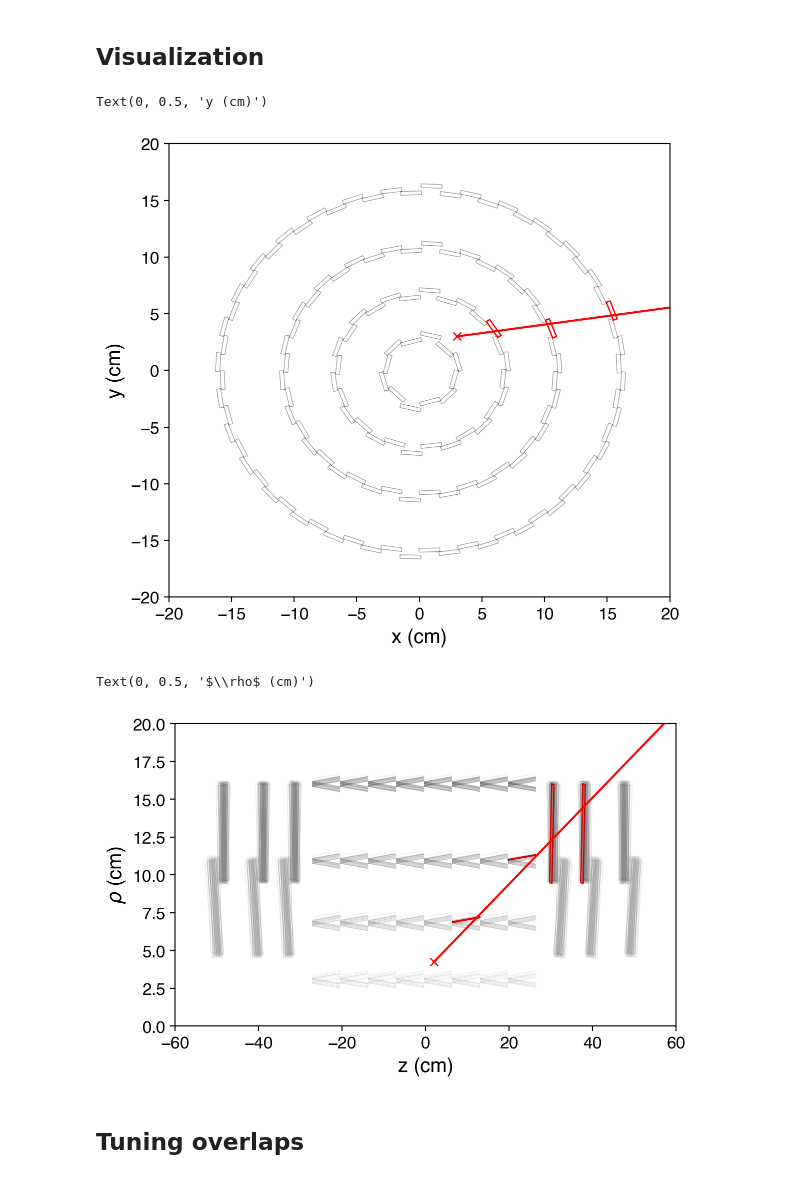
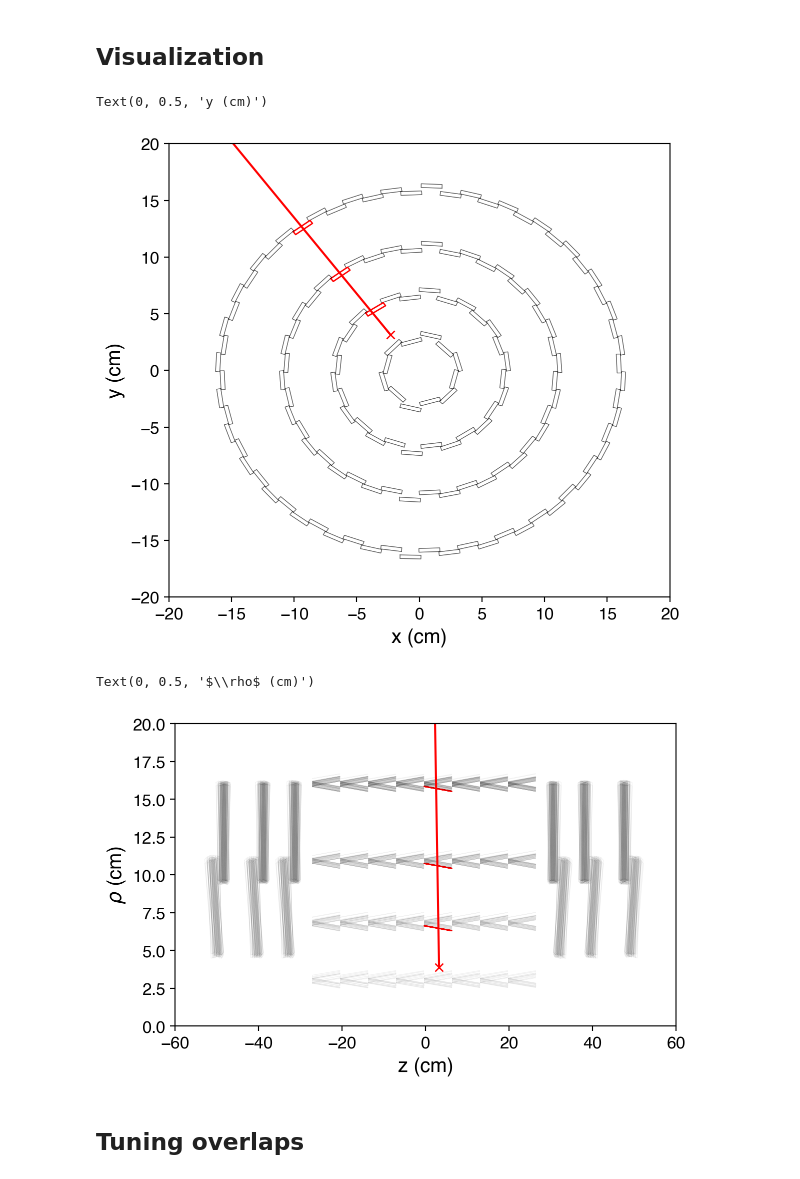
Before and after one commit to leonardogiannini/scouting, a Jupyter notebook: analysis/expectedpixelhits.ipynb, the cells around one changed output. Cells and saved outputs as stored; diff of their text form; code cells hidden in the pictures.

```diff
--- a/analysis/expectedpixelhits.ipynb
+++ b/analysis/expectedpixelhits.ipynb
@@ -35,11 +47,7 @@ for irow,entry in gdf.iterrows():
     shape = entry["shape"][1:-1].T
     newshape = np.array(shape)
     isendcap = entry["endcap"]
-#     newshape[0] += 0
-#     newshape[1] += 0
-#     newshape[2] += 0.05
-#     newshape[0] -= 0.08
-#     newshape[1] -= 0.08
+
     if isendcap:
         newshape[0] -= 0.03
         newshape[1] -= 0.03
@@ -48,10 +56,12 @@ for irow,entry in gdf.iterrows():
         newshape[1] -= 0.05
     newshape[2] += 0
     shape = newshape
+
     translation = entry["translation"]
     matrix = entry["matrix"].reshape(3,3)
     faces = []
-    for i in [0,1,2]:
+#     for i in [0,1,2]:
+    for i in [2]:  # only the two faces that have the largest area
         for j in [0,1]:
             steps = np.roll(np.array([
                 [j,0,0],
@@ -221,6 +330,12 @@ raydir = np.array([1,0.15,0.0])
 # rayorig = np.array([-3.0,-3,2])
 # raydir = np.array([1,4.15,0.0])
 
+idx = 2
+# x = testdf.query("valid==3 and numba==2")
+x = testdf.query("valid-root==1")
+rayorig = x.iloc[idx][["vx","vy","vz"]].values
+raydir = x.iloc[idx][["px","py","pz"]].values
+
 fig,ax = plt.subplots(1,1,figsize=(6,6))
 
 step_directions = np.array([
@@ -230,7 +345,7 @@ step_directions = np.array([
 
 
 raydir *= 15/ np.linalg.norm(raydir)
-for irow,entry in gdf.query("0<translation_z<5").iterrows():
+for irow,entry in gdf.query("-5<translation_z<5").iterrows():
 #         if irow > 250: break
     shape = entry["shape"][1:-1].T
     newshape = np.array(shape)
@@ -270,7 +385,7 @@ ax.set_xlabel("x (cm)")
 ax.set_ylabel("y (cm)")
 # %% [output]
 Text(0, 0.5, 'y (cm)')
-[figure, old version]
+[figure, new version]
 # %%
 # from ipywidgets import interact
 # @interact
@@ -278,6 +393,12 @@ Text(0, 0.5, 'y (cm)')
 
 rayorig = np.array([3.0,3,2])
 raydir = np.array([1,0.15,3.0])
+
+idx = 2
+# x = testdf.query("valid==3 and numba==2")
+x = testdf.query("valid-root==1")
+rayorig = x.iloc[idx][["vx","vy","vz"]].values
+raydir = x.iloc[idx][["px","py","pz"]].values
 
 # rayorig = np.array([-3.0,-3,2])
 # raydir = np.array([1,4.15,0.0])
@@ -314,34 +435,34 @@ for irow,entry in gdf.iterrows():
         if is_inside(vertices=face,rayorig=rayorig,raydir=raydir):
             ninside += 1
             if ninside >= 2:
                 inside = True
                 break
 #     if inside:
 #         print(irow)
 #         print(entry.faces)
 #         print(rayorig)
 #         print(raydir)
     rho = np.hypot(points[:,0],points[:,1])
     if inside:
         ax.plot(points[:,2],rho,color="r",lw=1.0)
     else:
         ax.plot(points[:,2],rho,color="k",lw=0.5,alpha=0.05)
 
 ax.set_xlim([-60,60])
 ax.set_ylim([0,20])
 
 raydirrho = np.hypot(raydir[0]-rayorig[0],raydir[1]-rayorig[1])
 rayorigrho = np.hypot(rayorig[0],rayorig[1])
 ax.plot(rayorig[2],rayorigrho,color="r",marker="x")
 ax.plot([rayorig[2],rayorig[2]+raydir[2]*8/2**0.5],[rayorigrho,rayorigrho+raydirrho*8],color="r")
 
 
 # ax.axis("off")
 ax.set_xlabel("z (cm)")
 ax.set_ylabel(r"$\rho$ (cm)")
 # %% [output]
 Text(0, 0.5, '$\\rho$ (cm)')
-[figure, old version]
+[figure, new version]
 # %% [markdown]
 ## Tuning overlaps
 # %%
```
Also changed, not shown: parts of 27 cells of this notebook, 3 other files.
